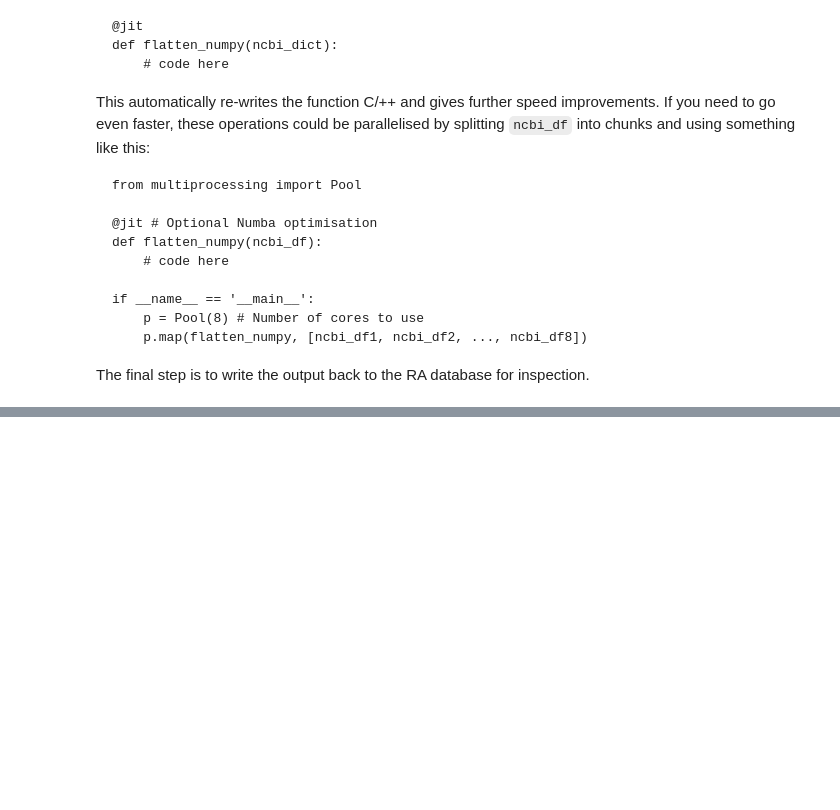
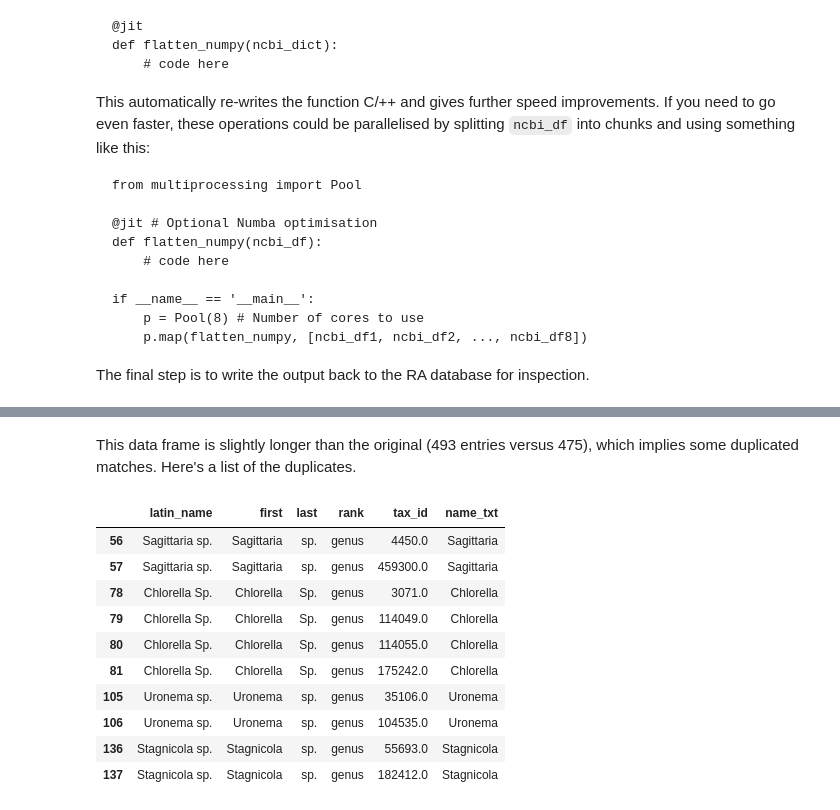
Before and after one commit to JamesSample/misc, a Jupyter notebook: radb.ipynb, the cells around one changed output, grey strips where cells are left out. Drawn from its saved outputs; the diff is of its cells as text; code cells hidden in the pictures; blank space fills up the shorter version.

```diff
--- a/radb.ipynb
+++ b/radb.ipynb
@@ -402,0 +472,19 @@ The following issues need further investigation:
+# %% [markdown]
+This data frame is slightly longer than the original (493 entries versus 475), which implies some duplicated matches. Here's a list of the duplicates.
+# %%
+# Identify duplicates
+dup_df = df_sp2[df_sp2.duplicated(['latin_name'], keep=False)]
+
+dup_df.head(10)
+# %% [output]
+|  | latin_name | first | last | rank | tax_id | name_txt |
+| 56 | Sagittaria sp. | Sagittaria | sp. | genus | 4450.0 | Sagittaria |
+| 57 | Sagittaria sp. | Sagittaria | sp. | genus | 459300.0 | Sagittaria |
+| 78 | Chlorella Sp. | Chlorella | Sp. | genus | 3071.0 | Chlorella |
+| 79 | Chlorella Sp. | Chlorella | Sp. | genus | 114049.0 | Chlorella |
+| 80 | Chlorella Sp. | Chlorella | Sp. | genus | 114055.0 | Chlorella |
+| 81 | Chlorella Sp. | Chlorella | Sp. | genus | 175242.0 | Chlorella |
+| 105 | Uronema sp. | Uronema | sp. | genus | 35106.0 | Uronema |
+| 106 | Uronema sp. | Uronema | sp. | genus | 104535.0 | Uronema |
+| 136 | Stagnicola sp. | Stagnicola | sp. | genus | 55693.0 | Stagnicola |
+| 137 | Stagnicola sp. | Stagnicola | sp. | genus | 182412.0 | Stagnicola |
```
Also changed, not shown: parts of 36 cells of this notebook.
